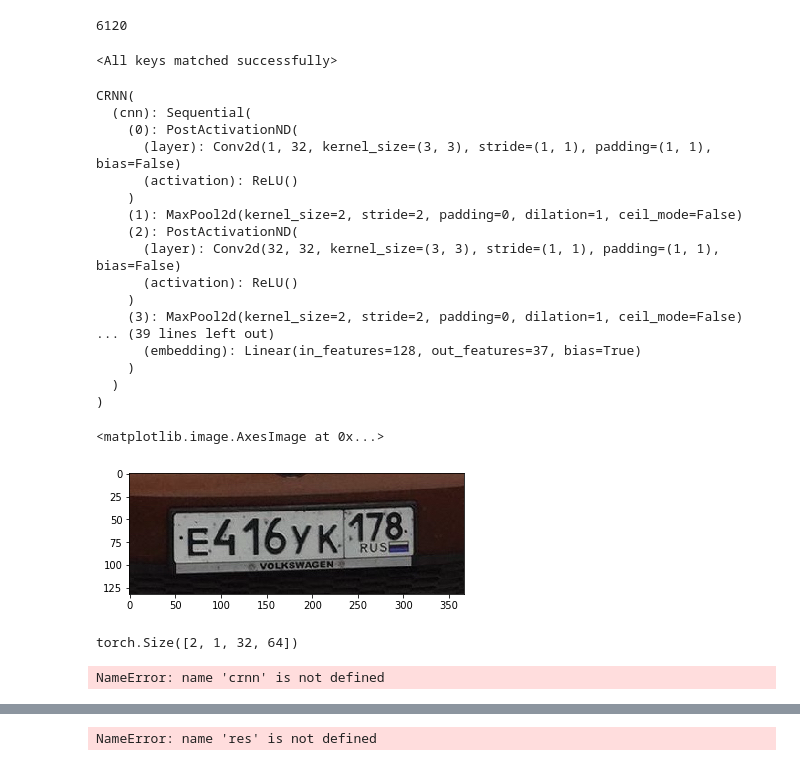
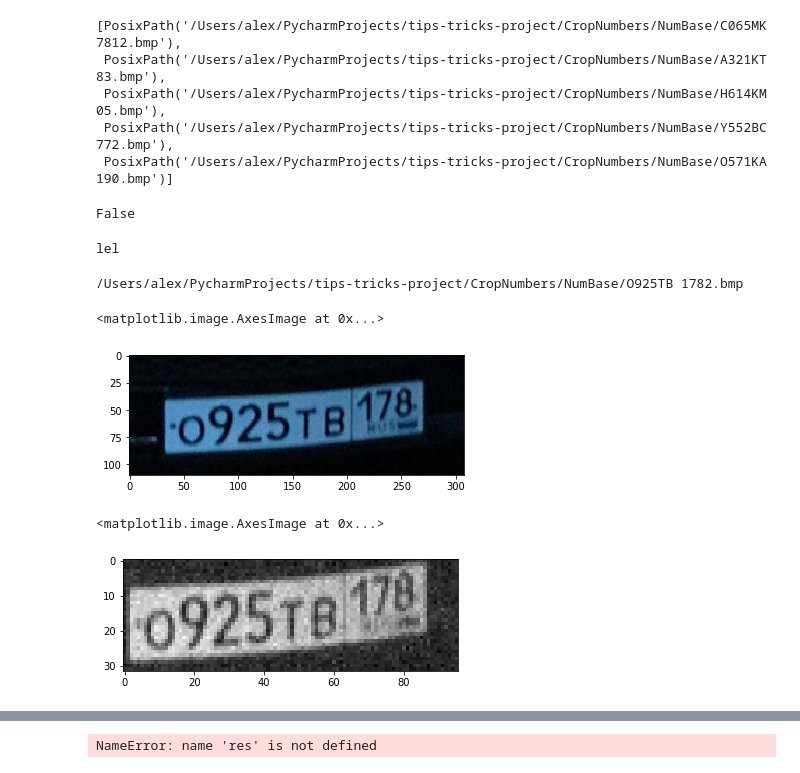
Before and after one commit to apugachev/tips-tricks-project, a Jupyter notebook: Untitled.ipynb, the cells around one changed output, grey strips where cells are left out. Cells and saved outputs as stored; diff of their text form; code cells hidden in the pictures.

```diff
--- a/Untitled.ipynb
+++ b/Untitled.ipynb
@@ -6,6 +10,8 @@ crnn = CRNN(32, 1, 37, 64)
 # %%
 from torchvision.transforms import Compose
 from cnd.ocr.transforms import *
+from cnd.ocr.predictor import Predictor
+from cnd.ocr.metrics import WrapCTCLoss
 
 compose = Compose([
     ToGrayScale(),
@@ -14,25 +20,26 @@ compose = Compose([
     RotateTransform(),
     BlurTransform(),
     GaussNoiseTransfrorm(),
-    InvertTransform(),
     RandomCropTransform(),
     ImageNormalization(),
-    ScaleTransform([32,64]),
+    ScaleTransform([32,96]),
     FromNumpyToTensor()])
 # %%
 import pathlib
 path = '/Users/alex/PycharmProjects/tips-tricks-project/CropNumbers/'
 dataset_paths = pathlib.Path(path)
 
-filepaths = list(dataset_paths.glob('**/*'))[4:]
+filepaths = list(dataset_paths.glob('**/*'))[1:]
 filepaths = [file for file in filepaths if file.is_file()]
-print(len(filepaths))
-filepaths[:3]
-
-from cnd.ocr import dataset
-from importlib import reload
-reload(dataset)
-ocr = dataset.OcrDataset(filepaths, compose)
+filepaths[-5:]
 # %% [output]
-6120
+[PosixPath('/Users/alex/PycharmProjects/tips-tricks-project/CropNumbers/NumBase/C065MK 7812.bmp'),
+ PosixPath('/Users/alex/PycharmProjects/tips-tricks-project/CropNumbers/NumBase/A321KT 83.bmp'),
+ PosixPath('/Users/alex/PycharmProjects/tips-tricks-project/CropNumbers/NumBase/H614KM 05.bmp'),
+ PosixPath('/Users/alex/PycharmProjects/tips-tricks-project/CropNumbers/NumBase/Y552BC 772.bmp'),
+ PosixPath('/Users/alex/PycharmProjects/tips-tricks-project/CropNumbers/NumBase/O571KA 190.bmp')]
+# %%
+pathlib.Path('/Users/alex/PycharmProjects/tips-tricks-project/CropNumbers/.DS_Store') in filepaths
+# %% [output]
+False
 # %%
@@ -40,44 +47,23 @@ path = '/Users/alex/PycharmProjects/tips-tricks-project/cnd/ocr/logs/ocr/checkpo
 # %%
-checkpoint = torch.load(path)
+checkpoint = torch.load(modelpath)
 crnn.load_state_dict(checkpoint['model_state_dict'])
+crnn.eval()
+print('lel')
 # %% [output]
-<All keys matched successfully>
+lel
-# %%
-crnn.eval()
-# %% [output]
-CRNN(
-  (cnn): Sequential(
-    (0): PostActivationND(
-      (layer): Conv2d(1, 32, kernel_size=(3, 3), stride=(1, 1), padding=(1, 1), bias=False)
-      (activation): ReLU()
-    )
-    (1): MaxPool2d(kernel_size=2, stride=2, padding=0, dilation=1, ceil_mode=False)
-    (2): PostActivationND(
-      (layer): Conv2d(32, 32, kernel_size=(3, 3), stride=(1, 1), padding=(1, 1), bias=False)
-      (activation): ReLU()
-    )
-    (3): MaxPool2d(kernel_size=2, stride=2, padding=0, dilation=1, ceil_mode=False)
-... (39 lines left out)
-      (embedding): Linear(in_features=128, out_features=37, bias=True)
-    )
-  )
-)
 # %%
 from matplotlib import pyplot as plt
 random_ind = np.random.randint(0,len(filepaths))
 pic = cv2.imread(str(filepaths[random_ind]))
+print(filepaths[random_ind])
 plt.imshow(pic)
 # %% [output]
-<matplotlib.image.AxesImage at 0x...>
+/Users/alex/PycharmProjects/tips-tricks-project/CropNumbers/NumBase/O925TB 1782.bmp
+<matplotlib.image.AxesImage at 0x...>
-[figure, old version]
+[figure, new version]
 # %%
 transformed = compose(pic)
-transformed = torch.stack((transformed, transformed), dim=0)
-transformed.shape
+plt.imshow(transformed[0], cmap='gray')
 # %% [output]
-torch.Size([2, 1, 32, 64])
+<matplotlib.image.AxesImage at 0x...>
+[figure, added]
-# %%
-res = crnn(transformed)
-res.shape
-# %% [output]
-NameError: name 'crnn' is not defined
```
Also changed, not shown: parts of 7 cells of this notebook, 21 other files.
